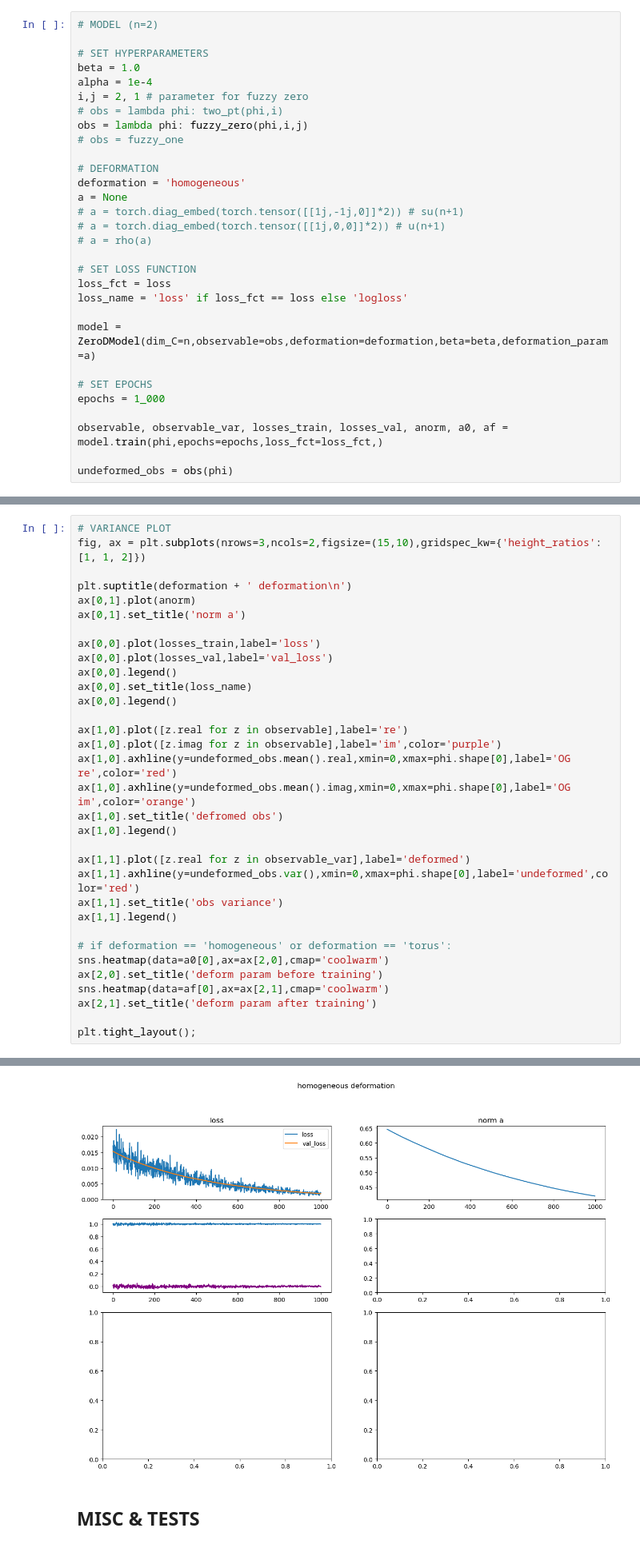
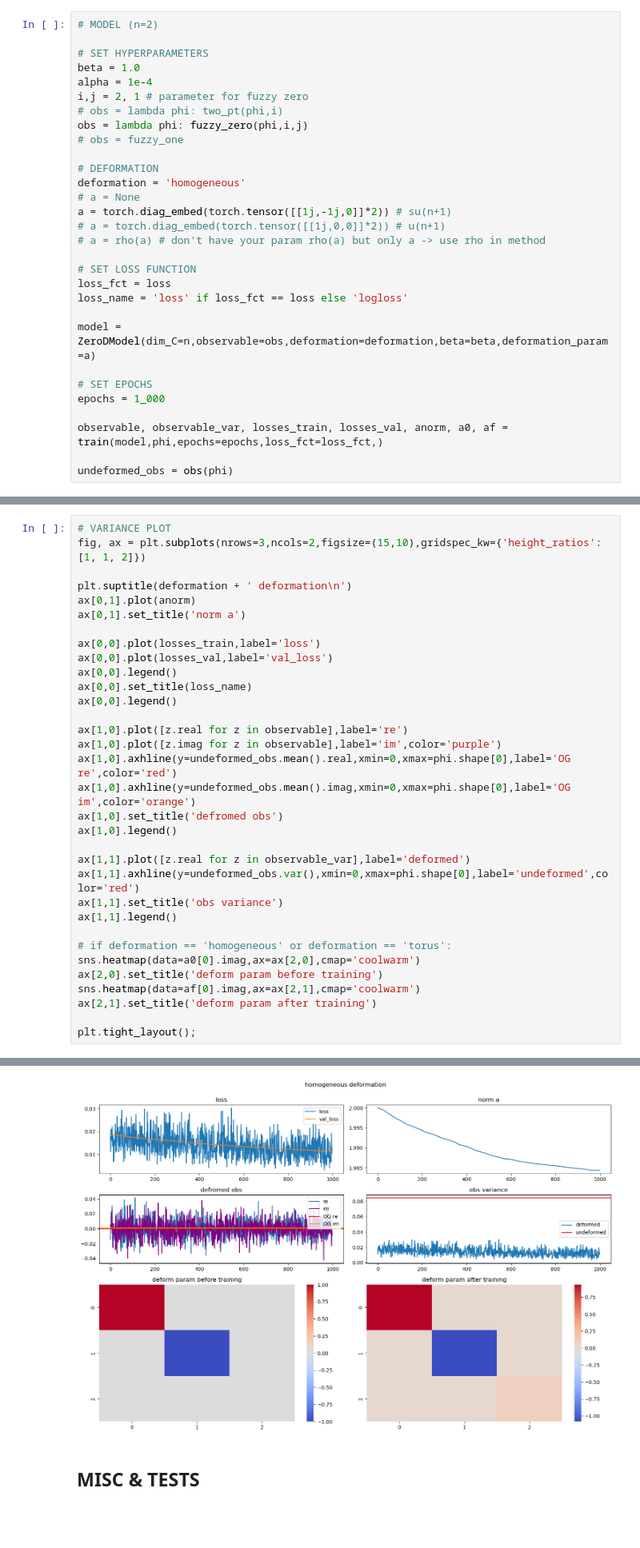
Before and after one commit to dHuberYoumans/CPNStN, a Jupyter notebook: toy_model/toy_model.ipynb, the cells around one changed output, grey strips where cells are left out. Shown: that part at 80% size. Saved outputs shown, nothing was run; the diff lists cells and outputs as text; blank space fills up the shorter version.

Commit message:
seperation model, train, non-class methods

```diff
--- a/toy_model/toy_model.ipynb
+++ b/toy_model/toy_model.ipynb
@@ -1487,10 +1445,10 @@ obs = lambda phi: fuzzy_zero(phi,i,j)
 
 # DEFORMATION
 deformation = 'homogeneous'
-a = None
-# a = torch.diag_embed(torch.tensor([[1j,-1j,0]]*2)) # su(n+1)
+# a = None
+a = torch.diag_embed(torch.tensor([[1j,-1j,0]]*2)) # su(n+1)
 # a = torch.diag_embed(torch.tensor([[1j,0,0]]*2)) # u(n+1)
-# a = rho(a)
+# a = rho(a) # don't have your param rho(a) but only a -> use rho in method
 
 # SET LOSS FUNCTION
 loss_fct = loss
@@ -1501,6 +1459,6 @@ model = ZeroDModel(dim_C=n,observable=obs,deformation=deformation,beta=beta,defo
 # SET EPOCHS
 epochs = 1_000
 
-observable, observable_var, losses_train, losses_val, anorm, a0, af = model.train(phi,epochs=epochs,loss_fct=loss_fct,)
+observable, observable_var, losses_train, losses_val, anorm, a0, af = train(model,phi,epochs=epochs,loss_fct=loss_fct,)
 
 undeformed_obs = obs(phi)
@@ -1531,9 +1491,9 @@ ax[1,1].set_title('obs variance')
 ax[1,1].legend()
 
 # if deformation == 'homogeneous' or deformation == 'torus':
-sns.heatmap(data=a0[0],ax=ax[2,0],cmap='coolwarm')
+sns.heatmap(data=a0[0].imag,ax=ax[2,0],cmap='coolwarm')
 ax[2,0].set_title('deform param before training')
-sns.heatmap(data=af[0],ax=ax[2,1],cmap='coolwarm')
+sns.heatmap(data=af[0].imag,ax=ax[2,1],cmap='coolwarm')
 ax[2,1].set_title('deform param after training')
 
 plt.tight_layout();
@@ -1542,4 +1501,4 @@ AttributeError: 'float' object has no attribute 'mean'
-[figure, old version]
+[figure, new version]
 # %% [markdown]
 ## MISC & TESTS
 # %%
```
Also changed, not shown: parts of 5 cells of this notebook.
